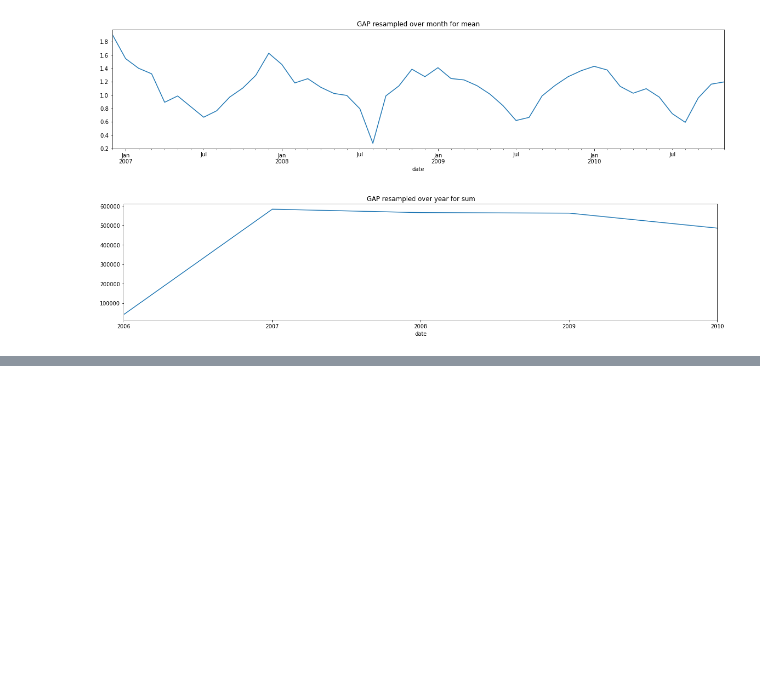
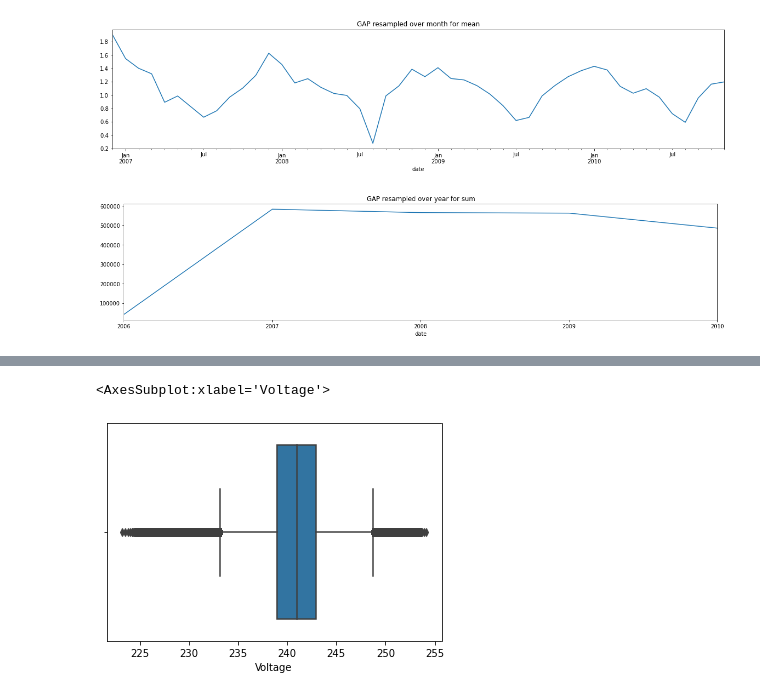
Before and after one commit to tjaros/ml-epc-project, a Jupyter notebook: analysis.ipynb, the cells around one changed output, grey strips where cells are left out. Saved outputs shown, nothing was run; the diff lists cells and outputs as text; code cells hidden in the pictures; blank space fills up the shorter version.

```diff
--- a/analysis.ipynb
+++ b/analysis.ipynb
@@ -84,0 +97,5 @@ plt.show()
+# %%
+sns.boxplot(x=data['Voltage'])
+# %% [output]
+<AxesSubplot:xlabel='Voltage'>
+[figure, added]
```
Also changed, not shown: parts of 4 cells of this notebook.
